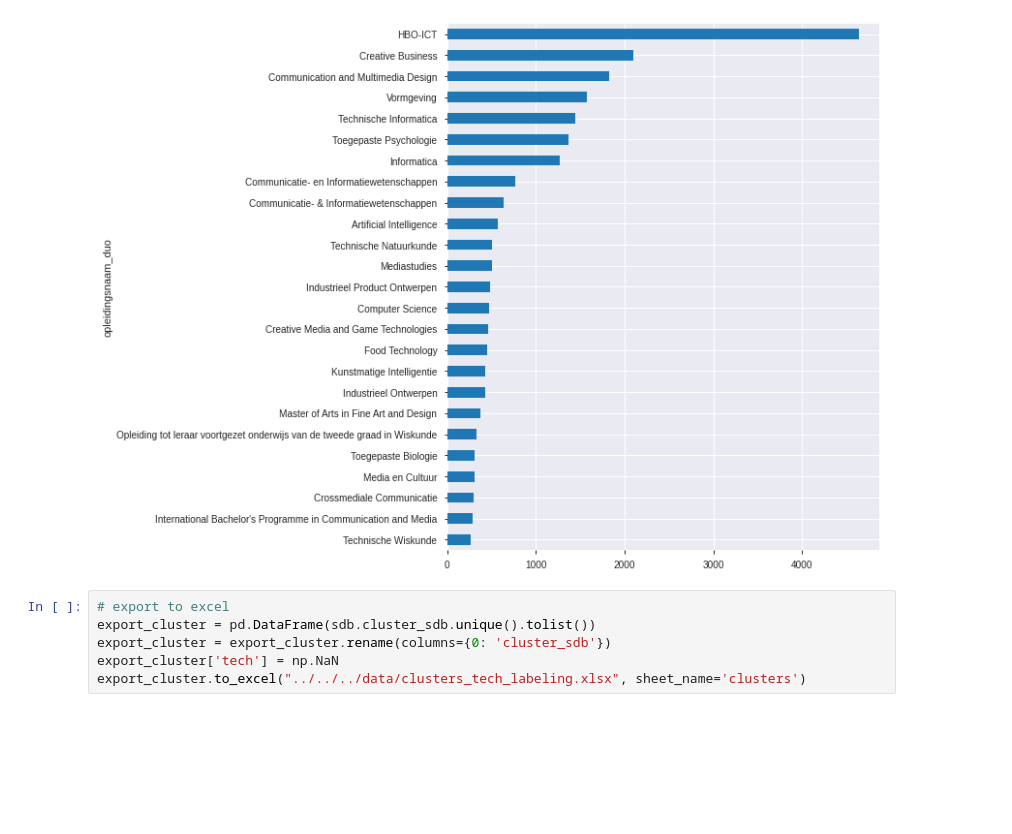
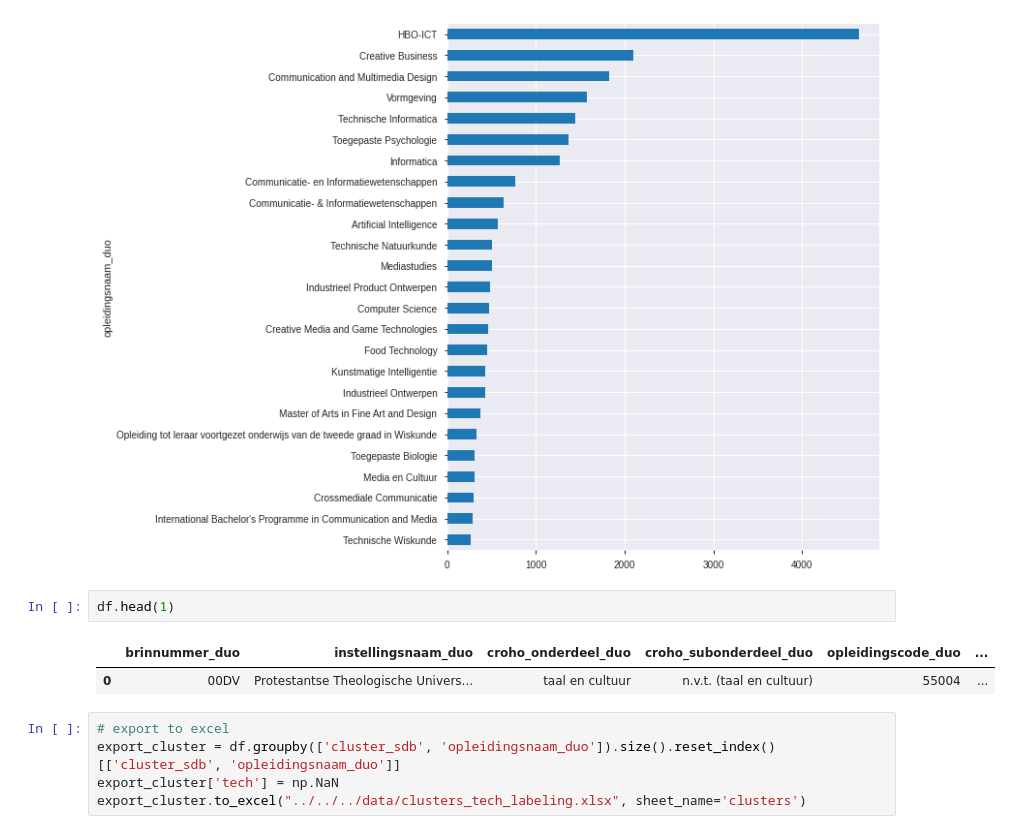
Before and after one commit to rmania/tekkieworden, a Jupyter notebook: src/tekkieworden/notebooks/eda_join_sdb_duo.ipynb, the cells around one changed output. Cells and saved outputs as stored; diff of their text form; blank space fills up the shorter version.

```diff
--- a/src/tekkieworden/notebooks/eda_join_sdb_duo.ipynb
+++ b/src/tekkieworden/notebooks/eda_join_sdb_duo.ipynb
@@ -193,9 +186,13 @@ q['tot'].sort_values(ascending=False)[:25].plot(kind='barh', ax=ax)
 ax.invert_yaxis()
 # %% [output]
 [figure]
+# %%
+df.head(1)
+# %% [output]
+|  | brinnummer_duo | instellingsnaam_duo | croho_onderdeel_duo | croho_subonderdeel_duo | opleidingscode_duo | ... |
+| 0 | 00DV | Protestantse Theologische Univers... | taal en cultuur | n.v.t. (taal en cultuur) | 55004 | ... |
 # %%
 # export to excel
-export_cluster = pd.DataFrame(sdb.cluster_sdb.unique().tolist())
-export_cluster = export_cluster.rename(columns={0: 'cluster_sdb'})
+export_cluster = df.groupby(['cluster_sdb', 'opleidingsnaam_duo']).size().reset_index()[['cluster_sdb', 'opleidingsnaam_duo']]
 export_cluster['tech'] = np.NaN
 export_cluster.to_excel("../../../data/clusters_tech_labeling.xlsx", sheet_name='clusters')
```
Also changed, not shown: parts of 7 cells of this notebook, 4 other files.
